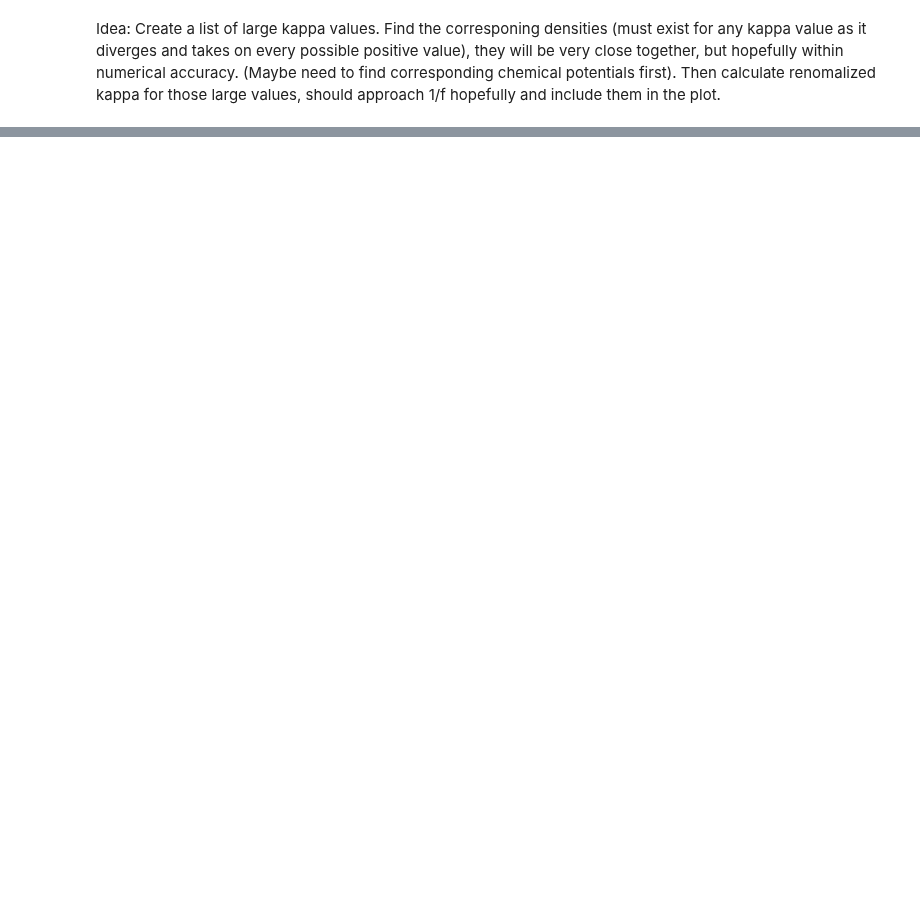
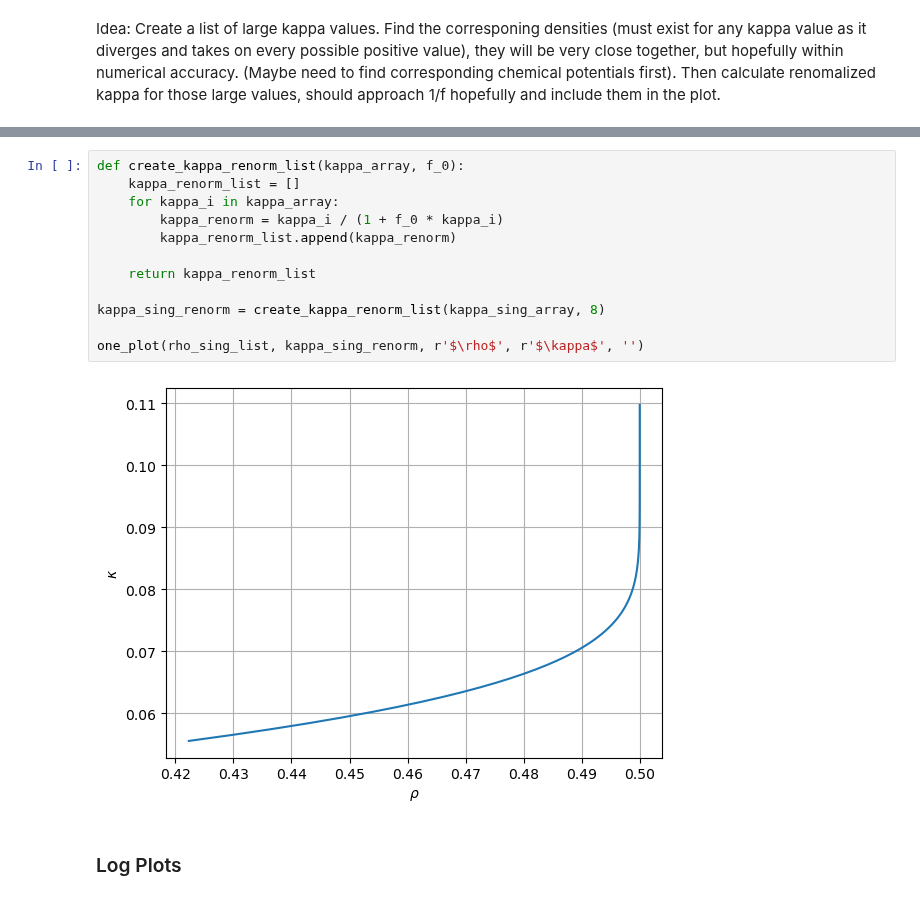
Before and after one commit to janjhch/bachelorthesis, a Jupyter notebook: meanfield/landau_f0_2d.ipynb, the cells around one changed output, grey strips where cells are left out. Drawn from its saved outputs; the diff is of its cells as text; blank space fills up the shorter version.

```diff
--- a/meanfield/landau_f0_2d.ipynb
+++ b/meanfield/landau_f0_2d.ipynb
@@ -249,0 +264,16 @@ Idea: Create a list of large kappa values. Find the corresponing densities (must
+# %%
+def create_kappa_renorm_list(kappa_array, f_0):
+    kappa_renorm_list = []
+    for kappa_i in kappa_array:
+        kappa_renorm = kappa_i / (1 + f_0 * kappa_i)
+        kappa_renorm_list.append(kappa_renorm)
+
+    return kappa_renorm_list
+
+kappa_sing_renorm = create_kappa_renorm_list(kappa_sing_array, 8)
+
+one_plot(rho_sing_list, kappa_sing_renorm, r'$\rho$', r'$\kappa$', '')
+# %% [output]
+[figure, added]
+# %% [markdown]
+### Log Plots
```
Also changed, not shown: parts of 9 cells of this notebook, 2 other files.
